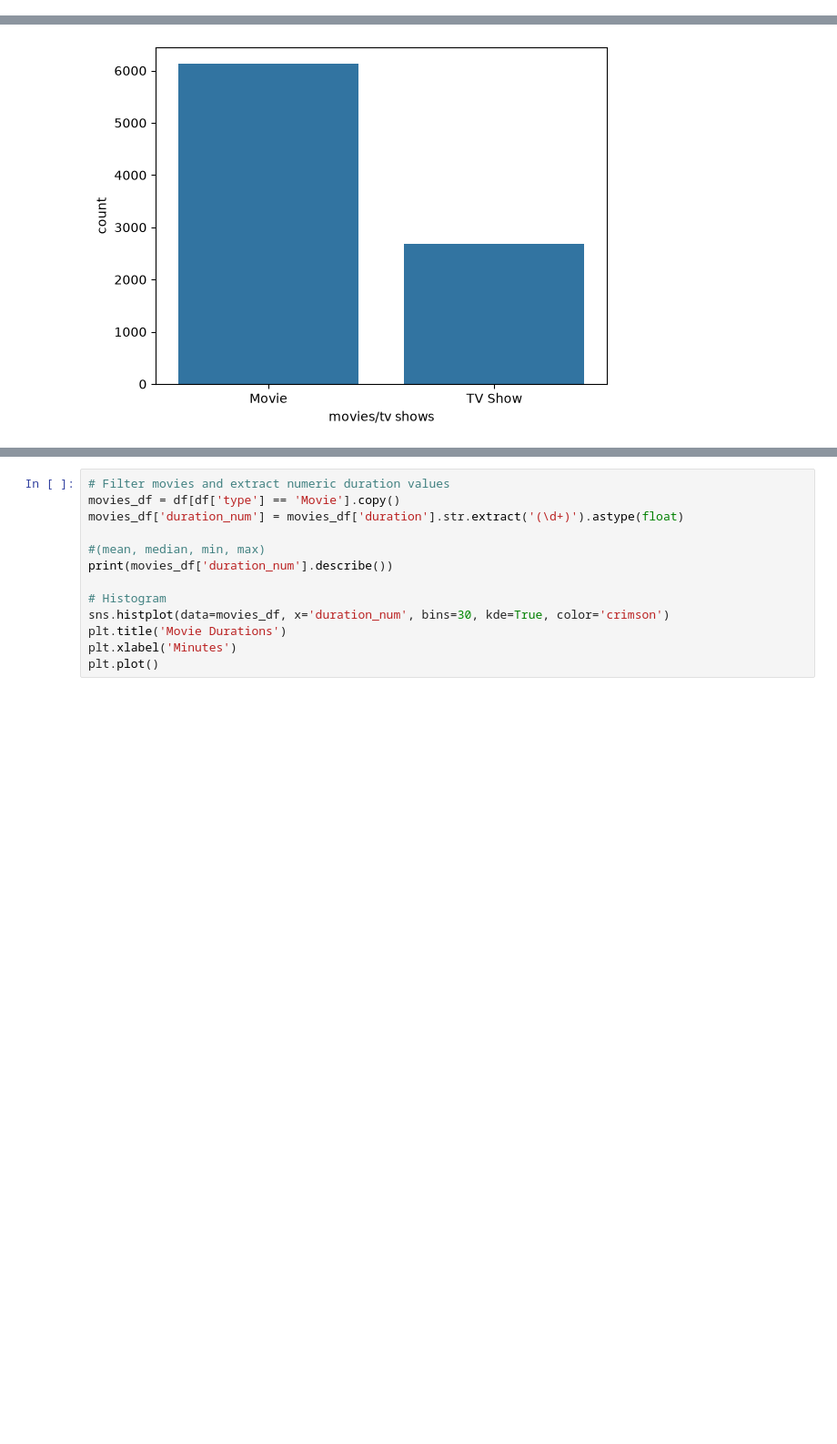
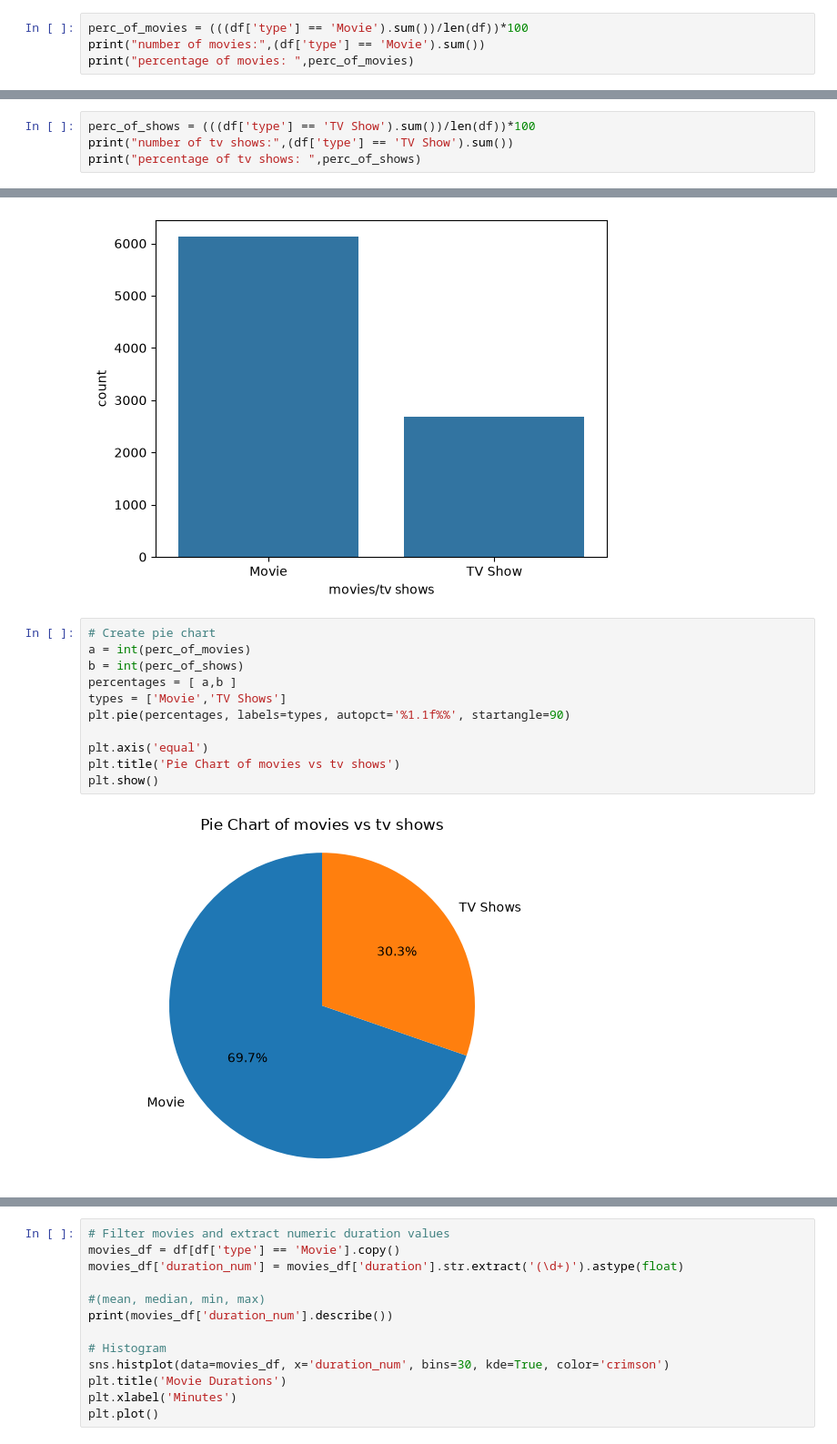
Before and after one commit to yash3-glitch/Netflix-dataset-EDA, a Jupyter notebook: netflix2.ipynb, the cells around one changed output, grey strips where cells are left out. Shown at 91% size. Cells and saved outputs as stored; diff of their text form; blank space fills up the shorter version.

```diff
--- a/netflix2.ipynb
+++ b/netflix2.ipynb
@@ -170,3 +171,7 @@ perc2 = (unknown_dir / len(df))*100
 print(f"unknown origin country percentage: {perc2}")
 # %% [output]
 unknown origin country percentage: 9.435676166685592
+# %%
+perc_of_movies = (((df['type'] == 'Movie').sum())/len(df))*100
+print("number of movies:",(df['type'] == 'Movie').sum())
+print("percentage of movies: ",perc_of_movies)
@@ -172,0 +181,4 @@ unknown origin country percentage: 9.435676166685592
+# %%
+perc_of_shows = (((df['type'] == 'TV Show').sum())/len(df))*100
+print("number of tv shows:",(df['type'] == 'TV Show').sum())
+print("percentage of tv shows: ",perc_of_shows)
@@ -182,6 +197,19 @@ Movie      6131
 TV Show    2676
 Name: count, dtype: int64
 [figure]
+# %%
+# Create pie chart
+a = int(perc_of_movies)
+b = int(perc_of_shows)
+percentages = [ a,b ]
+types = ['Movie','TV Shows']
+plt.pie(percentages, labels=types, autopct='%1.1f%%', startangle=90)
+
+plt.axis('equal')
+plt.title('Pie Chart of movies vs tv shows')
+plt.show()
+# %% [output]
+[figure, added]
 # %%
 #barplot
 plt.Figure(figsize=(14,9))
```
Also changed, not shown: parts of 6 cells of this notebook.
